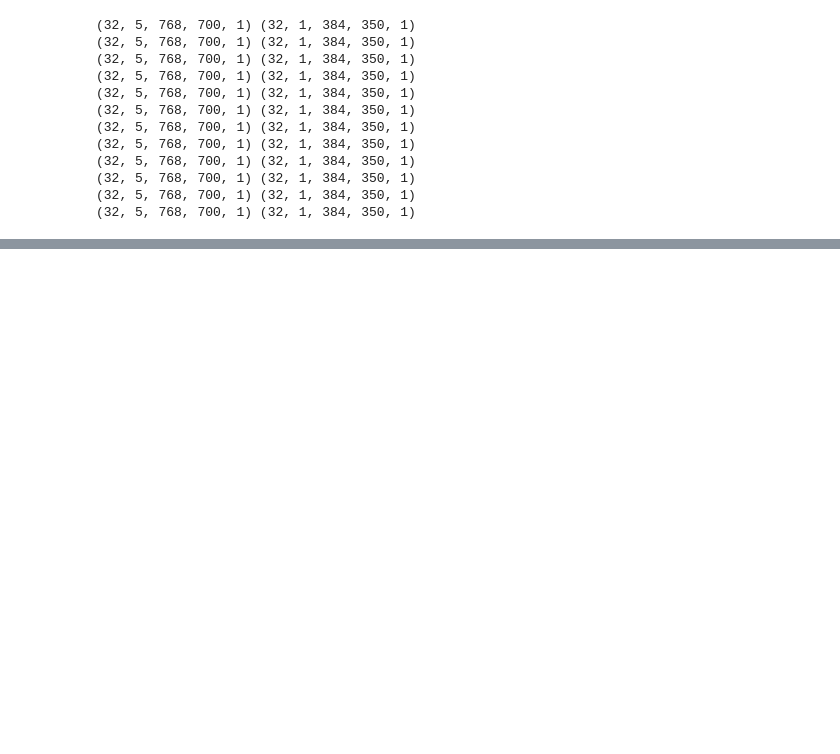
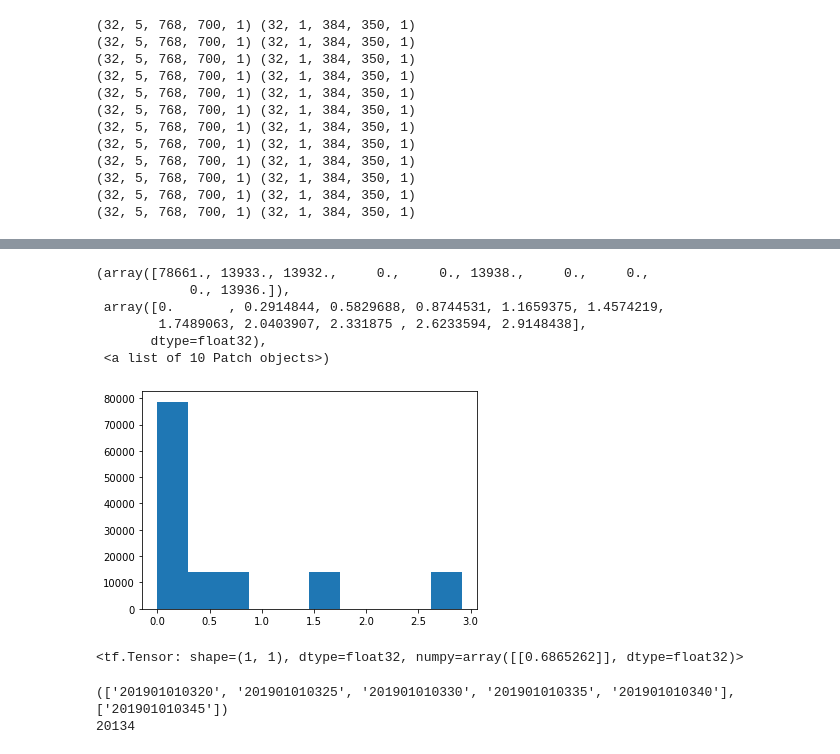
Before and after one commit to KoertS/precipitation-nowcasting-using-GANs, a Jupyter notebook: precipitation_forecasting/testrun.ipynb, the cells around one changed output, grey strips where cells are left out. Drawn from its saved outputs; the diff is of its cells as text; code cells hidden in the pictures; blank space fills up the shorter version.

```diff
--- a/precipitation_forecasting/testrun.ipynb
+++ b/precipitation_forecasting/testrun.ipynb
@@ -50,0 +98,32 @@ hist = model.fit(generator, epochs=1)
+# %%
+plt.hist(y_pred.numpy().flatten())
+# %% [output]
+(array([78661., 13933., 13932.,     0.,     0., 13938.,     0.,     0.,
+            0., 13936.]),
+ array([0.       , 0.2914844, 0.5829688, 0.8744531, 1.1659375, 1.4574219,
+        1.7489063, 2.0403907, 2.331875 , 2.6233594, 2.9148438],
+       dtype=float32),
+ <a list of 10 Patch objects>)
+[figure, added]
+# %%
+model.discriminator(y_pred)
+# %% [output]
+<tf.Tensor: shape=(1, 1), dtype=float32, numpy=array([[0.6865262]], dtype=float32)>
+# %%
+# Run with only generator and mse loss:
+batch_size = 32
+
+# Create list of IDs to retrieve
+x_seq_size=5
+y_seq_size=1
+
+start_dt = datetime(2019,1,1,0,0)
+end_dt =  datetime(2019,12,31,23,55)
+# Exclude samples were there is no rain in the input
+filter_no_rain = True
+list_IDs = get_list_IDs(start_dt, end_dt, x_seq_size, y_seq_size, filter_no_rain=filter_no_rain)
+print(list_IDs[0])
+print(len(list_IDs))
+# %% [output]
+(['201901010320', '201901010325', '201901010330', '201901010335', '201901010340'], ['201901010345'])
+20134
```
Also changed, not shown: parts of 9 cells of this notebook.
